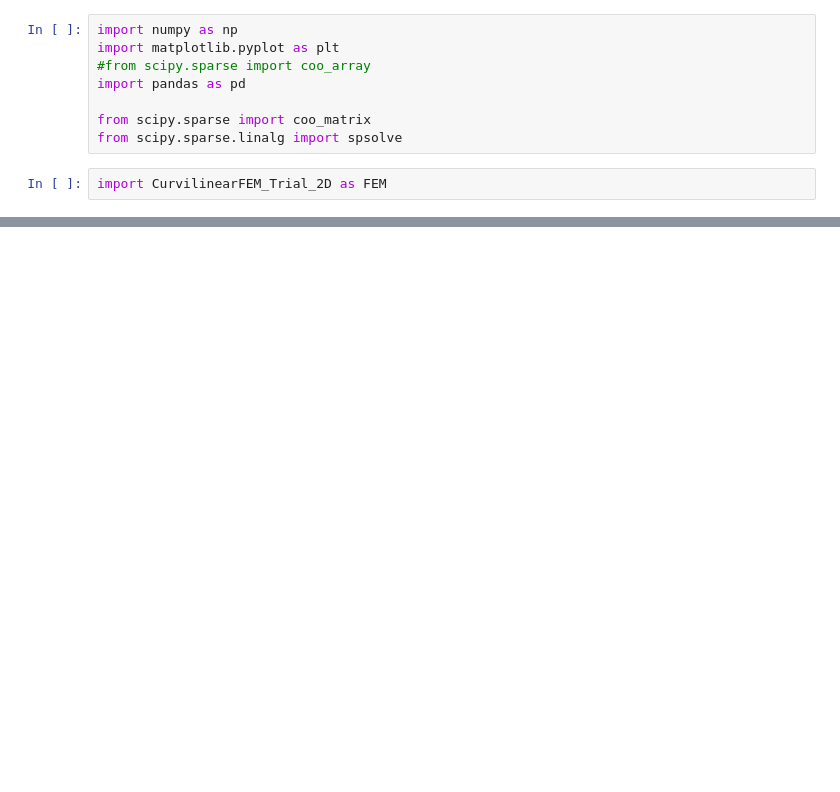
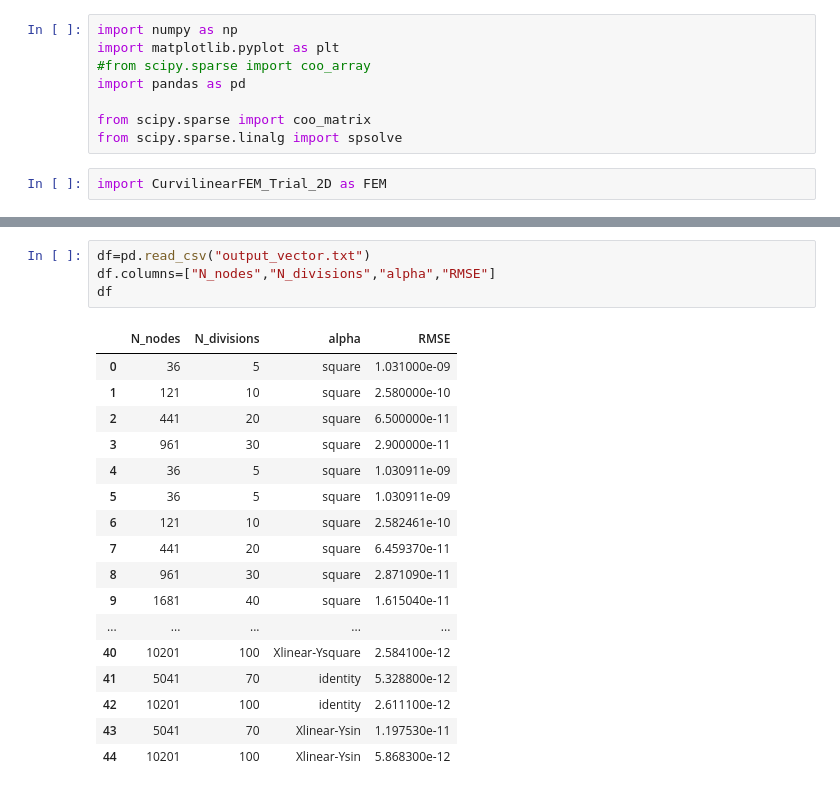
Before and after one commit to IsaAndIna/CurvilinearFEM_master, a Jupyter notebook: trial.ipynb, the cells around one changed output, grey strips where cells are left out. Cells and saved outputs as stored; diff of their text form; blank space fills up the shorter version.

```diff
--- a/trial.ipynb
+++ b/trial.ipynb
@@ -46,0 +61,22 @@ N_divisions=5 N_divisions
+# %%
+df=pd.read_csv("output_vector.txt")
+df.columns=["N_nodes","N_divisions","alpha","RMSE"]
+df
+# %% [output]
+|  | N_nodes | N_divisions | alpha | RMSE |
+| 0 | 36 | 5 | square | 1.031000e-09 |
+| 1 | 121 | 10 | square | 2.580000e-10 |
+| 2 | 441 | 20 | square | 6.500000e-11 |
+| 3 | 961 | 30 | square | 2.900000e-11 |
+| 4 | 36 | 5 | square | 1.030911e-09 |
+| 5 | 36 | 5 | square | 1.030911e-09 |
+| 6 | 121 | 10 | square | 2.582461e-10 |
+| 7 | 441 | 20 | square | 6.459370e-11 |
+| 8 | 961 | 30 | square | 2.871090e-11 |
+| 9 | 1681 | 40 | square | 1.615040e-11 |
+| ... | ... | ... | ... | ... |
+| 40 | 10201 | 100 | Xlinear-Ysquare | 2.584100e-12 |
+| 41 | 5041 | 70 | identity | 5.328800e-12 |
+| 42 | 10201 | 100 | identity | 2.611100e-12 |
+| 43 | 5041 | 70 | Xlinear-Ysin | 1.197530e-11 |
+| 44 | 10201 | 100 | Xlinear-Ysin | 5.868300e-12 |
```
Also changed, not shown: parts of 2 cells of this notebook, 5 other files.
